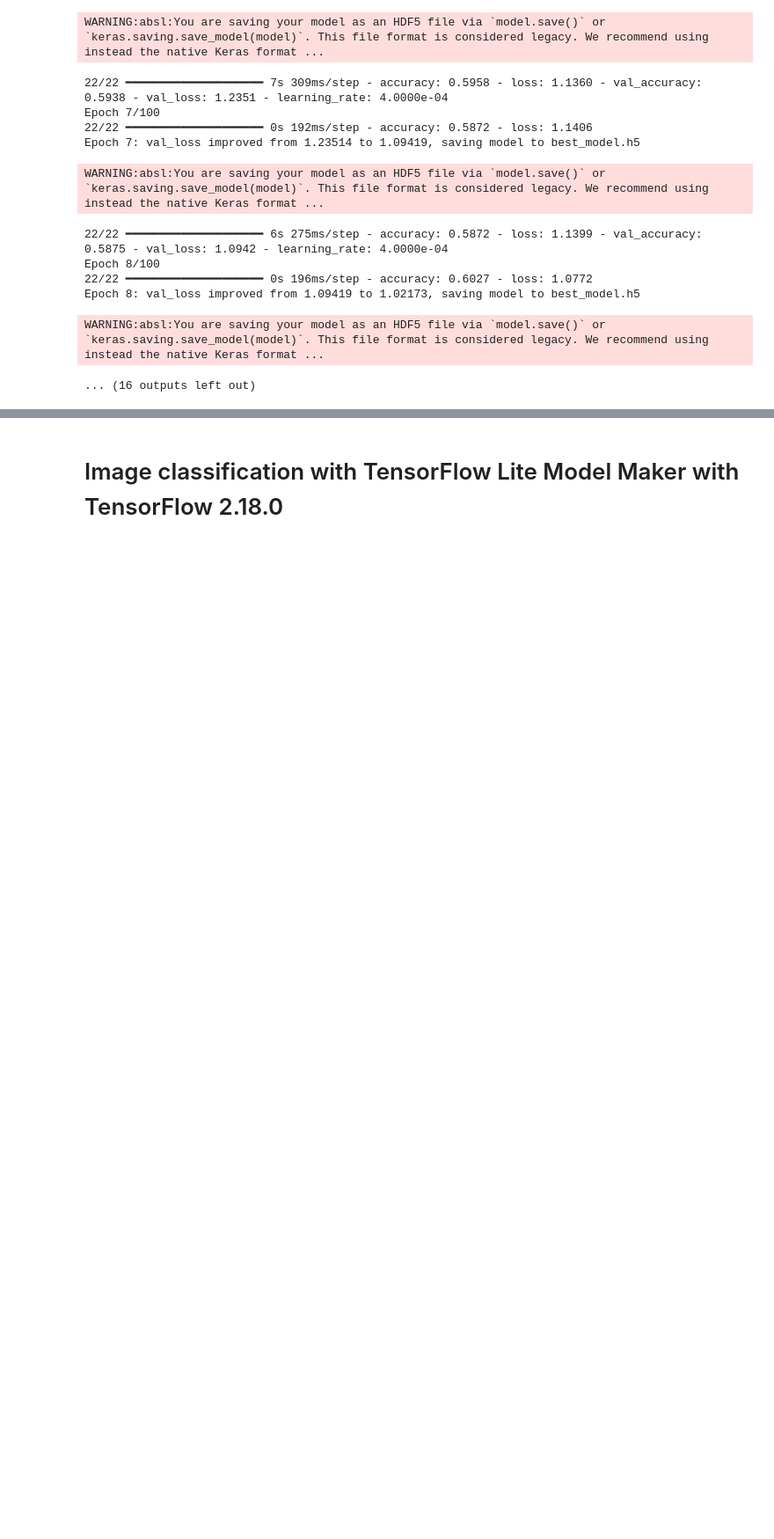
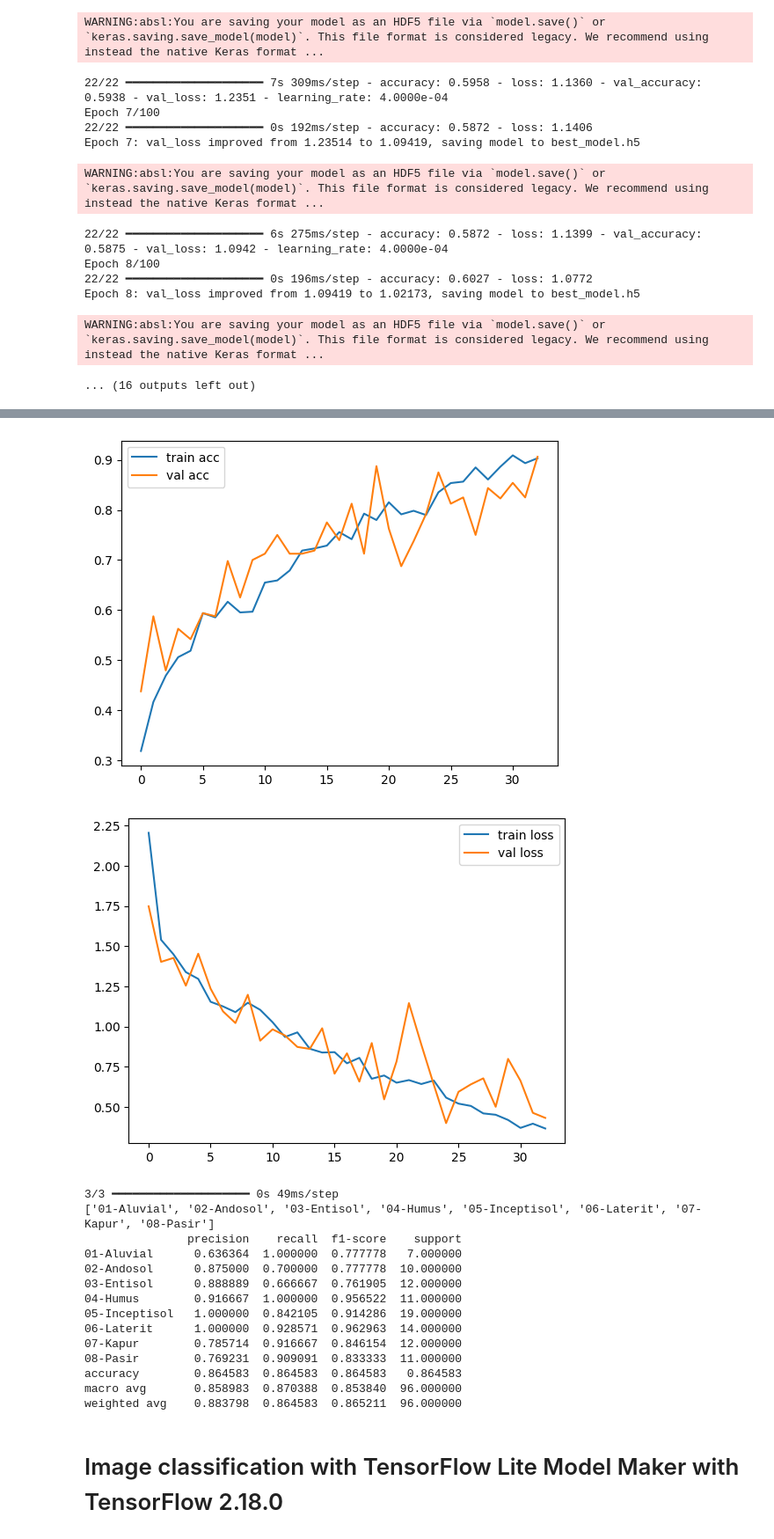
Before and after one commit to TrainingBear/OPSI-Project-AndroidApplication, a Jupyter notebook: tensorflow_examples/lite/model_maker/demo/image_classification.ipynb, the cells around one changed output, grey strips where cells are left out. Shown at 88% size. Cells and saved outputs as stored; diff of their text form; code cells hidden in the pictures; blank space fills up the shorter version.

```diff
--- a/tensorflow_examples/lite/model_maker/demo/image_classification.ipynb
+++ b/tensorflow_examples/lite/model_maker/demo/image_classification.ipynb
@@ -386,3 +297,67 @@ NameError: name 'raw_training_dataset' is not defined
+# %%
+import matplotlib.pyplot as plt
+from sklearn.metrics import precision_score, recall_score, f1_score, accuracy_score, classification_report
+
+# model.summary()
+
+plt.plot(history.history['accuracy'], label='train acc')
+plt.plot(history.history['val_accuracy'], label='val acc')
+plt.legend()
+plt.show()
+
+plt.plot(history.history['loss'], label='train loss')
+plt.plot(history.history['val_loss'], label='val loss')
+plt.legend()
+plt.show()
+
+# Step 1: Get all images and labels from your test dataset into numpy arrays
+test_images_list = []
+test_labels_list = []
+for images_batch, labels_batch in test_dataset:
+    test_images_list.append(images_batch.numpy())
+    test_labels_list.append(labels_batch.numpy())
+
+y_true = numpy.concatenate(test_labels_list, axis=0)
+all_test_images = numpy.concatenate(test_images_list, axis=0)
+
+# Step 2: Get model predictions using the collected numpy array of images
+y_pred_probs = model.predict(all_test_images)
+y_pred = numpy.argmax(y_pred_probs, axis=1)
+
+# Step 3: Get the class names from the training dataset (or any dataset directly from the directory)
+test_class_names = raw_training_dataset.class_names
+print(test_class_names)
+
+labels = list(range(len(test_class_names)))
+
+report = classification_report(
+    y_true, y_pred,
+    labels=labels,
+    target_names=test_class_names,
+    output_dict=True,
+    zero_division=0  # avoids divide-by-zero warnings
+)
+
+df = panda.DataFrame(report).transpose()
+print(df)
+df.to_csv("precision_table.csv", index=True)
+# %% [output]
+[figure, added]
+[figure, added]
+3/3 ━━━━━━━━━━━━━━━━━━━━ 0s 49ms/step
+['01-Aluvial', '02-Andosol', '03-Entisol', '04-Humus', '05-Inceptisol', '06-Laterit', '07-Kapur', '08-Pasir']
+               precision    recall  f1-score    support
+01-Aluvial      0.636364  1.000000  0.777778   7.000000
+02-Andosol      0.875000  0.700000  0.777778  10.000000
+03-Entisol      0.888889  0.666667  0.761905  12.000000
+04-Humus        0.916667  1.000000  0.956522  11.000000
+05-Inceptisol   1.000000  0.842105  0.914286  19.000000
+06-Laterit      1.000000  0.928571  0.962963  14.000000
+07-Kapur        0.785714  0.916667  0.846154  12.000000
+08-Pasir        0.769231  0.909091  0.833333  11.000000
+accuracy        0.864583  0.864583  0.864583   0.864583
+macro avg       0.858983  0.870388  0.853840  96.000000
+weighted avg    0.883798  0.864583  0.865211  96.000000
 # %% [markdown]
 # Image classification with TensorFlow Lite Model Maker with TensorFlow 2.18.0
 # %% [markdown]
```
Also changed, not shown: parts of 2 cells of this notebook, 6 other files.
